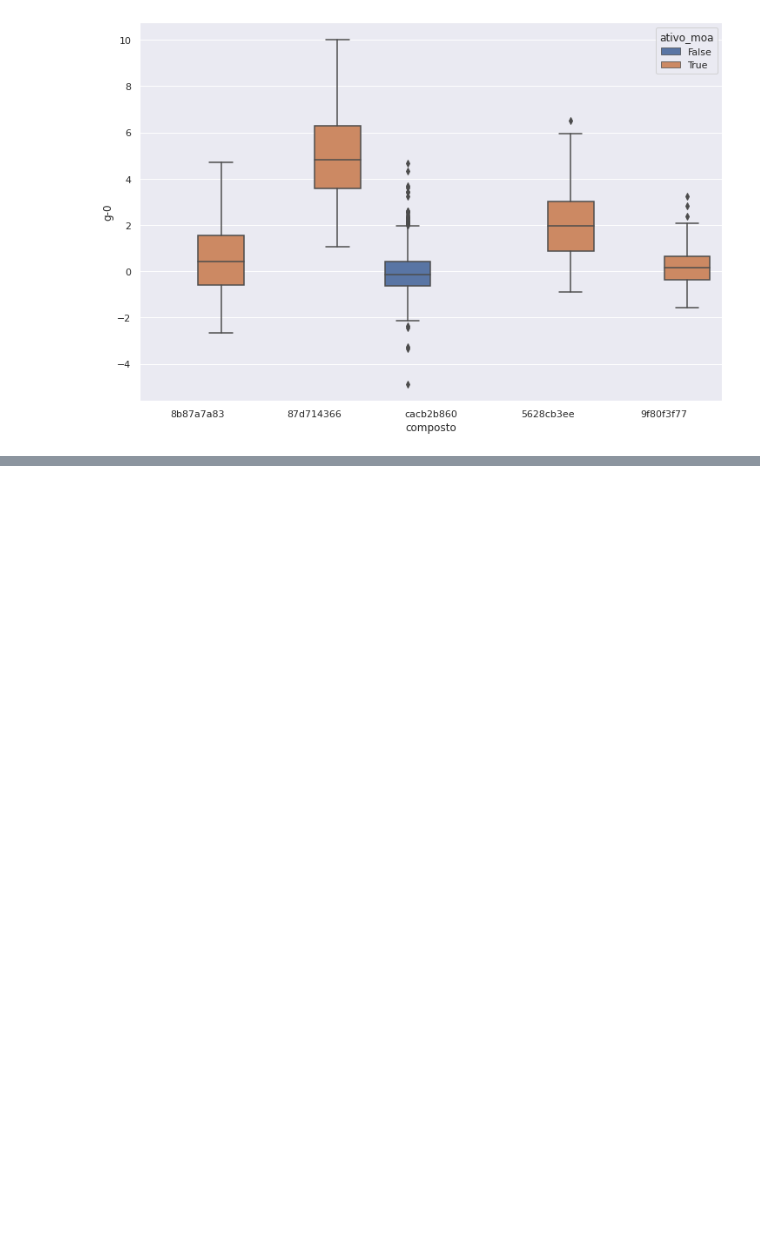
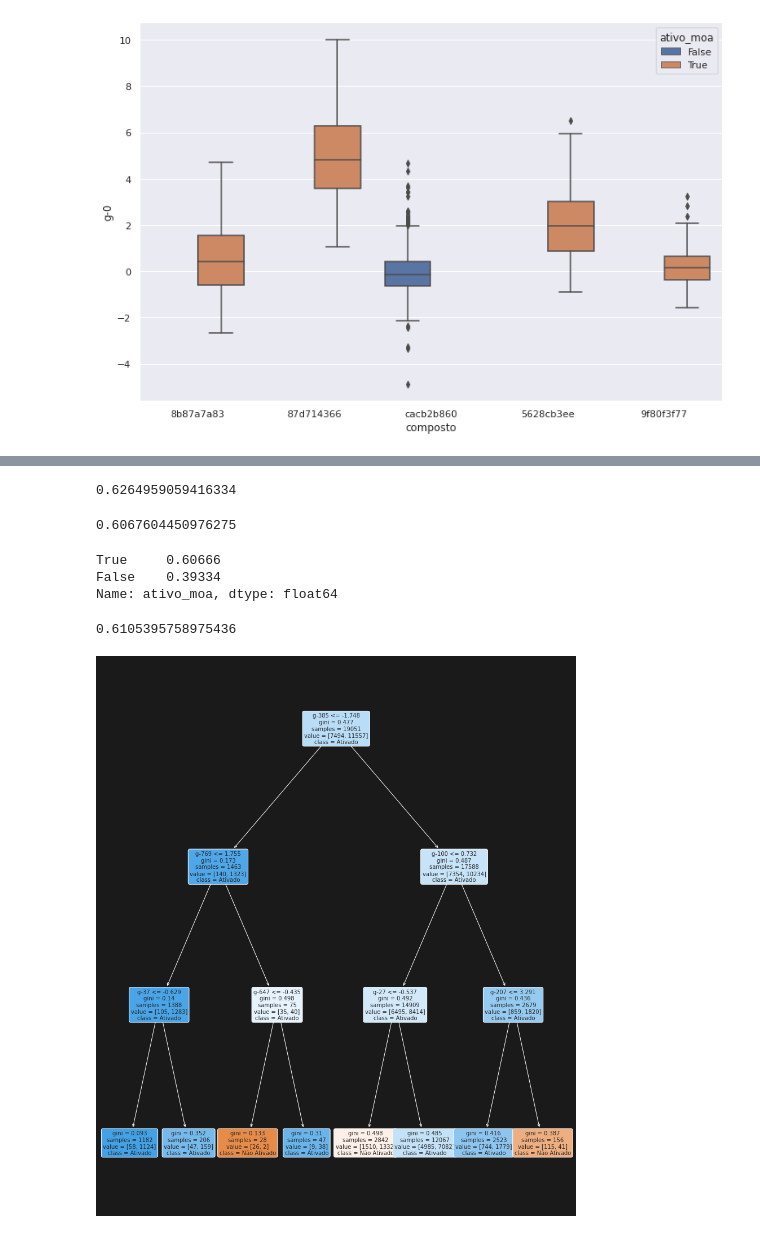
Before and after one commit to johnywalves/imersaodados-alura, a Jupyter notebook: imersao_dados.ipynb, the cells around one changed output, grey strips where cells are left out. Saved outputs shown, nothing was run; the diff lists cells and outputs as text; code cells hidden in the pictures; blank space fills up the shorter version.

Commit message:
:chart_with_upwards_trend: Conclusão da Aula 05 by Colaboratory

```diff
--- a/imersao_dados.ipynb
+++ b/imersao_dados.ipynb
@@ -7,7 +7,7 @@
 # %%
 import pandas as pd
 
-url_dados = 'https://github.com/johnywalves/imersaodados-alura-03/blob/main/dados/dados_experimentos.zip?raw=true'
+url_dados = 'https://github.com/johnywalves/imersaodados-alura/blob/main/dados/dados_experimentos.zip?raw=true'
 
 dados = pd.read_csv(url_dados, compression='zip')
 dados
@@ -528,0 +550,52 @@ sns.boxplot(data=dados_combinados.query('composto in @composto_principal'), y='g
+# %%
+from sklearn.linear_model import LogisticRegression
+
+modelo_rlogistica = LogisticRegression(max_iter=1000)
+modelo_rlogistica.fit(x_treino, y_treino)
+modelo_rlogistica.score(x_teste, y_teste)
+# %% [output]
+0.6264959059416334
+# %%
+from sklearn.dummy import DummyClassifier
+from sklearn.metrics import accuracy_score
+
+modelo_dummy = DummyClassifier('most_frequent')
+modelo_dummy.fit(x_treino, y_treino)
+previsao_dummy = modelo_dummy.predict(x_teste)
+accuracy_score(y_teste, previsao_dummy)
+# %% [output]
+0.6067604450976275
+# %%
+dados_combinados['ativo_moa'].value_counts(normalize=True)
+# %% [output]
+True     0.60666
+False    0.39334
+Name: ativo_moa, dtype: float64
+# %%
+from sklearn.tree import DecisionTreeClassifier
+
+x = dados_combinados.select_dtypes('float64')
+y = dados_combinados['ativo_moa']
+
+x_treino, x_teste, y_treino, y_teste = train_test_split(x, y, test_size=0.2, stratify=y, random_state=376)
+
+modelo_arvore = DecisionTreeClassifier(max_depth=3)
+modelo_arvore.fit(x_treino, y_treino)
+modelo_arvore.score(x_teste, y_teste)
+# %% [output]
+0.6105395758975436
+# %%
+from sklearn import tree
+
+fig, ax = plt.subplots(figsize=(15,18), facecolor='k')
+tree.plot_tree(modelo_arvore,
+               ax=ax,
+               fontsize=10,
+               rounded=True,
+               filled=True,
+               feature_names=x_treino.columns,
+               class_names=['Não Ativado', 'Ativado'])
+
+plt.show()
+# %% [output]
+[figure, added]
```
Also changed, not shown: parts of 10 cells of this notebook.
